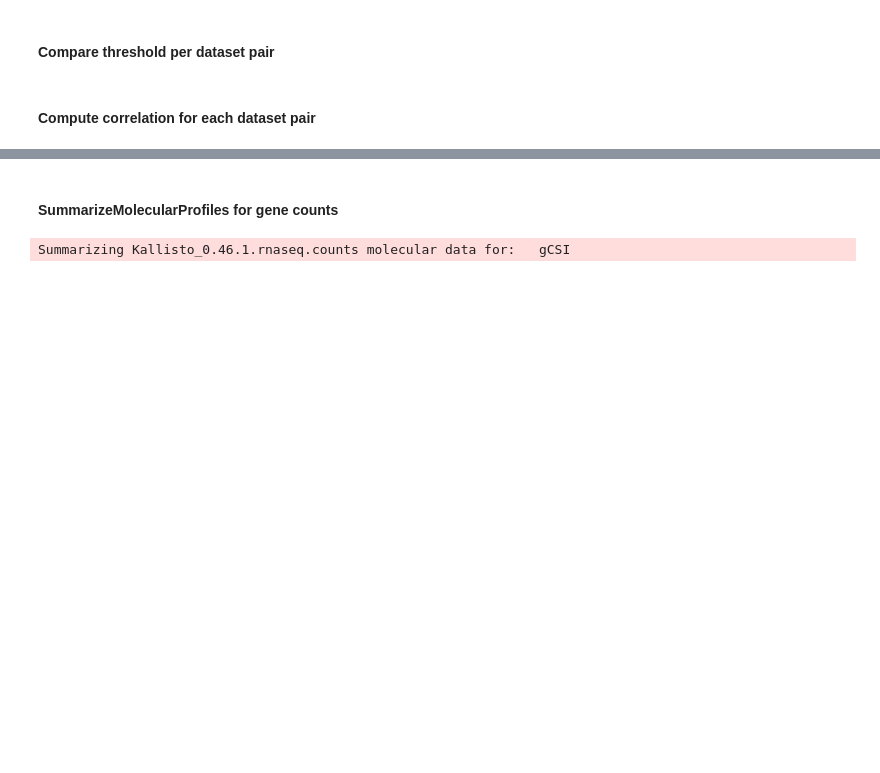
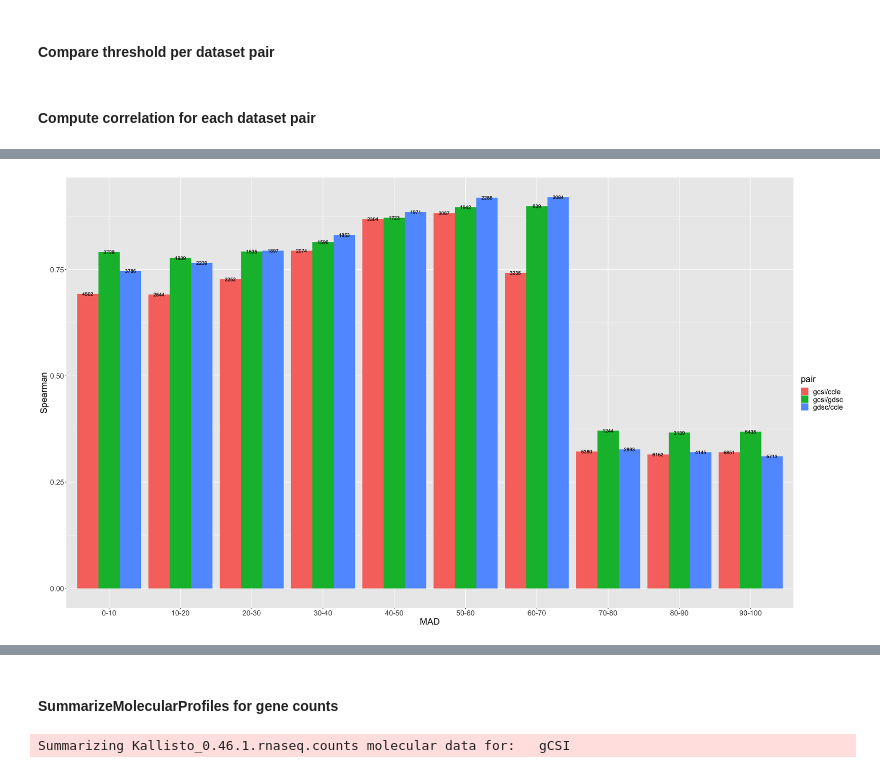
Before and after one commit to anthfm/TranscriptML, a Jupyter notebook: transcript_ML.R.ipynb, the cells around one changed output, grey strips where cells are left out. Cells and saved outputs as stored; diff of their text form; code cells hidden in the pictures; blank space fills up the shorter version.

```diff
--- a/transcript_ML.R.ipynb
+++ b/transcript_ML.R.ipynb
@@ -262,3 +392,7 @@ computeCorr <- function(dataset, percentiles, pair1, pair2, pair1_df, pair2_df){
 gcsi_threshold <- mad_threshold(dataset = "gcsi", percentiles = percent)
 ccle_threshold <- mad_threshold(dataset = "ccle", percentiles = percent)
 gdsc_threshold <- mad_threshold(dataset = "gdsc", percentiles = percent)
+# %%
+gcsi_threshold_range <- mad_threshold_range(dataset = "gcsi", percentiles = percent_range)
+ccle_threshold_range <- mad_threshold_range(dataset = "ccle", percentiles = percent_range)
+gdsc_threshold_range <- mad_threshold_range(dataset = "gdsc", percentiles = percent_range)
@@ -268,3 +406,7 @@ gdsc_threshold <- mad_threshold(dataset = "gdsc", percentiles = percent)
 gcsi_ccle <- compare_threshold(dataset1 = gcsi_threshold, dataset2 = ccle_threshold, percentiles = percent)
 gcsi_gdsc <- compare_threshold(dataset1 = gcsi_threshold, dataset2 = gdsc_threshold, percentiles = percent)
 gdsc_ccle <- compare_threshold(dataset1 = gdsc_threshold, dataset2 = ccle_threshold, percentiles = percent)
+# %%
+gcsi_ccle_range <- compare_threshold_range(dataset1 = gcsi_threshold_range, dataset2 = ccle_threshold_range, percentiles = percent_range)
+gcsi_gdsc_range <- compare_threshold_range(dataset1 = gcsi_threshold_range, dataset2 = gdsc_threshold_range, percentiles = percent_range)
+gdsc_ccle_range <- compare_threshold_range(dataset1 = gdsc_threshold_range, dataset2 = ccle_threshold_range, percentiles = percent_range)
@@ -274,3 +420,7 @@ gdsc_ccle <- compare_threshold(dataset1 = gdsc_threshold, dataset2 = ccle_thresh
 gcsi_ccle_corr <- computeCorr(gcsi_ccle, percentiles = percent, pair1 = "gcsi", pair2 = "ccle", pair1_df = expr_gcsi_p, pair2_df = expr_ccle_p)
 gcsi_gdsc_corr <- computeCorr(gcsi_gdsc, percentiles = percent, pair1 = "gcsi", pair2 = "gdsc", pair1_df = expr_gcsi_p, pair2_df = expr_gdsc_p)
 gdsc_ccle_corr <- computeCorr(gdsc_ccle, percentiles = percent, pair1 = "gdsc", pair2 = "ccle", pair1_df = expr_gdsc_p, pair2_df = expr_ccle_p)
+# %%
+gcsi_ccle_corr_range <- computeCorr_range(gcsi_ccle_range, percentiles = percent_range, pair1 = "gcsi", pair2 = "ccle", pair1_df = expr_gcsi_p, pair2_df = expr_ccle_p)
+gcsi_gdsc_corr_range <- computeCorr_range(gcsi_gdsc_range, percentiles = percent_range, pair1 = "gcsi", pair2 = "gdsc", pair1_df = expr_gcsi_p, pair2_df = expr_gdsc_p)
+gdsc_ccle_corr_range <- computeCorr_range(gdsc_ccle_range, percentiles = percent_range, pair1 = "gdsc", pair2 = "ccle", pair1_df = expr_gdsc_p, pair2_df = expr_ccle_p)
@@ -286,0 +448,9 @@ ggplot(combined_corr, aes(fill=pair, y=cor, x=level_order)) +
+# %%
+options(repr.plot.width=25, repr.plot.height=14)
+level_order <- factor(combined_corr_range$mad, level = c('0-10','10-20', '20-30', '30-40', '40-50', '50-60','60-70',
+                                                   '70-80','80-90','90-100'))
+ggplot(combined_corr_range, aes(fill=pair, y=cor, x=level_order)) +
+    geom_bar(position="dodge", stat="identity") + theme(plot.title = element_text(hjust = 0.5, size=5), text = element_text(size=20)) +
+  xlab("MAD")+ylab("Spearman") + geom_text(aes(label=len, group=pair), position=position_dodge(.9), hjust=.5)
+# %% [output]
+[figure, added]
```
Also changed, not shown: parts of 34 cells of this notebook.
